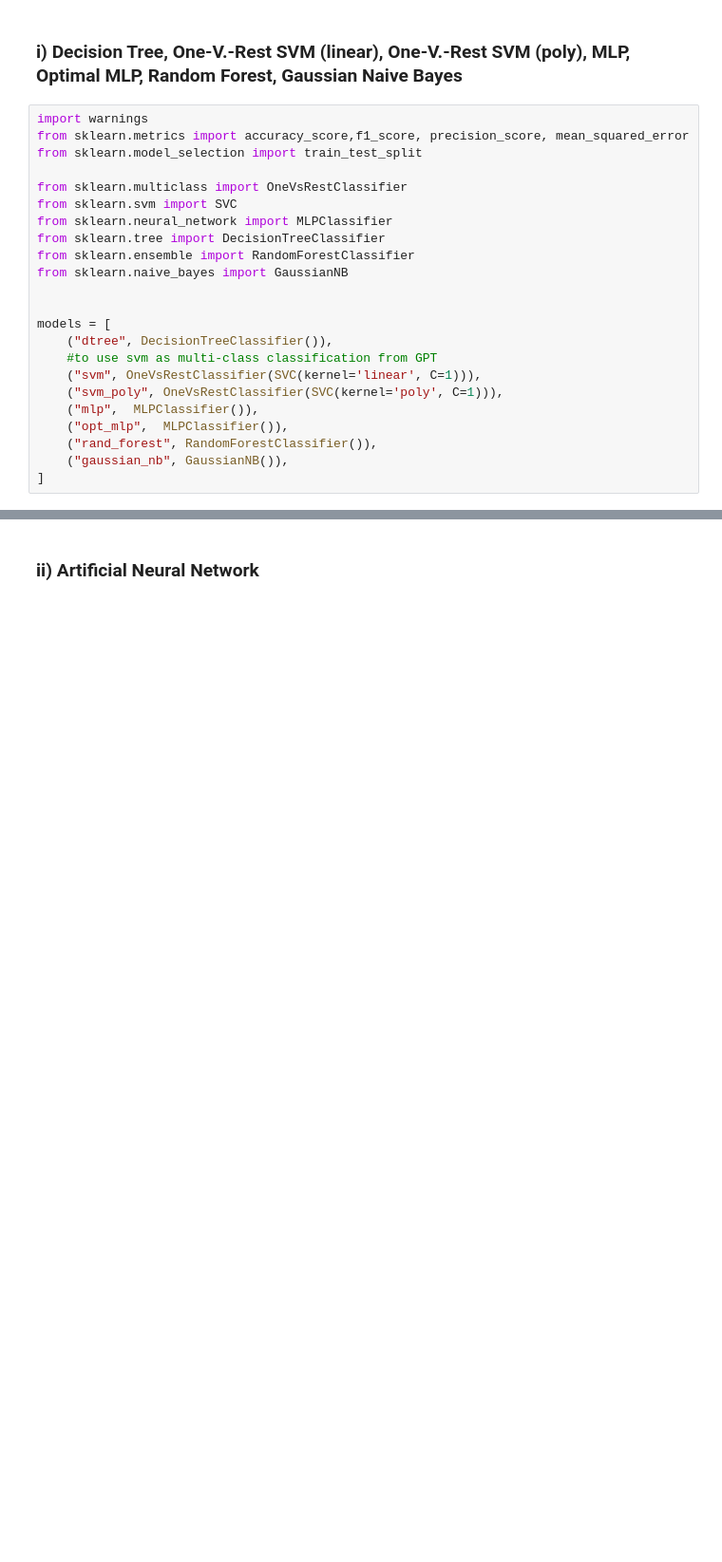
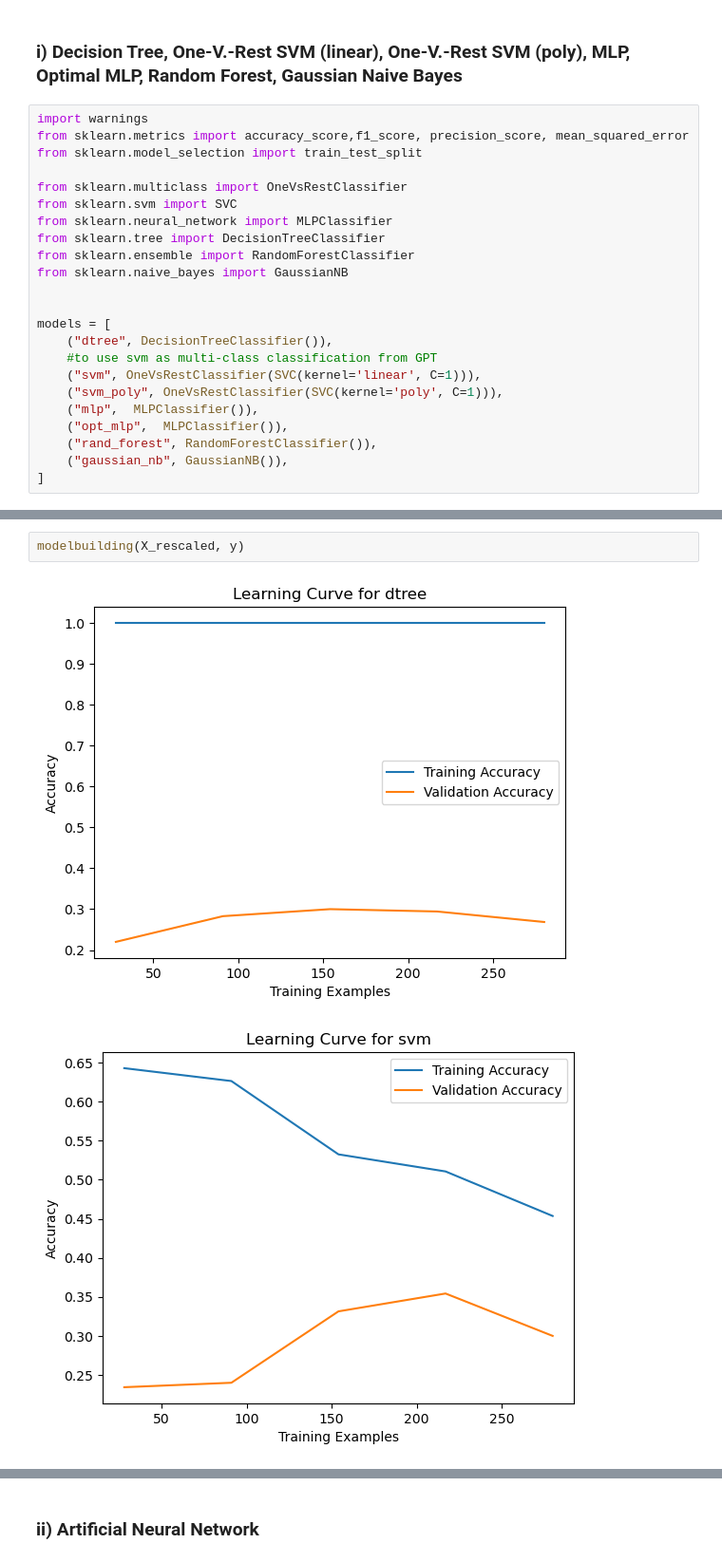
Before and after one commit to aFishboy/ECS171GroupProject, a Jupyter notebook: genrePrediction_FINAL.ipynb, the cells around one changed output, grey strips where cells are left out. Shown at 95% size. Drawn from its saved outputs; the diff is of its cells as text; blank space fills up the shorter version.

```diff
--- a/genrePrediction_FINAL.ipynb
+++ b/genrePrediction_FINAL.ipynb
@@ -208,0 +196,5 @@ display(df_metrics)
+# %%
+modelbuilding(X_rescaled, y)
+# %% [output]
+[figure, added]
+[figure, added]
```
Also changed, not shown: parts of 17 cells of this notebook, 1 other file.
